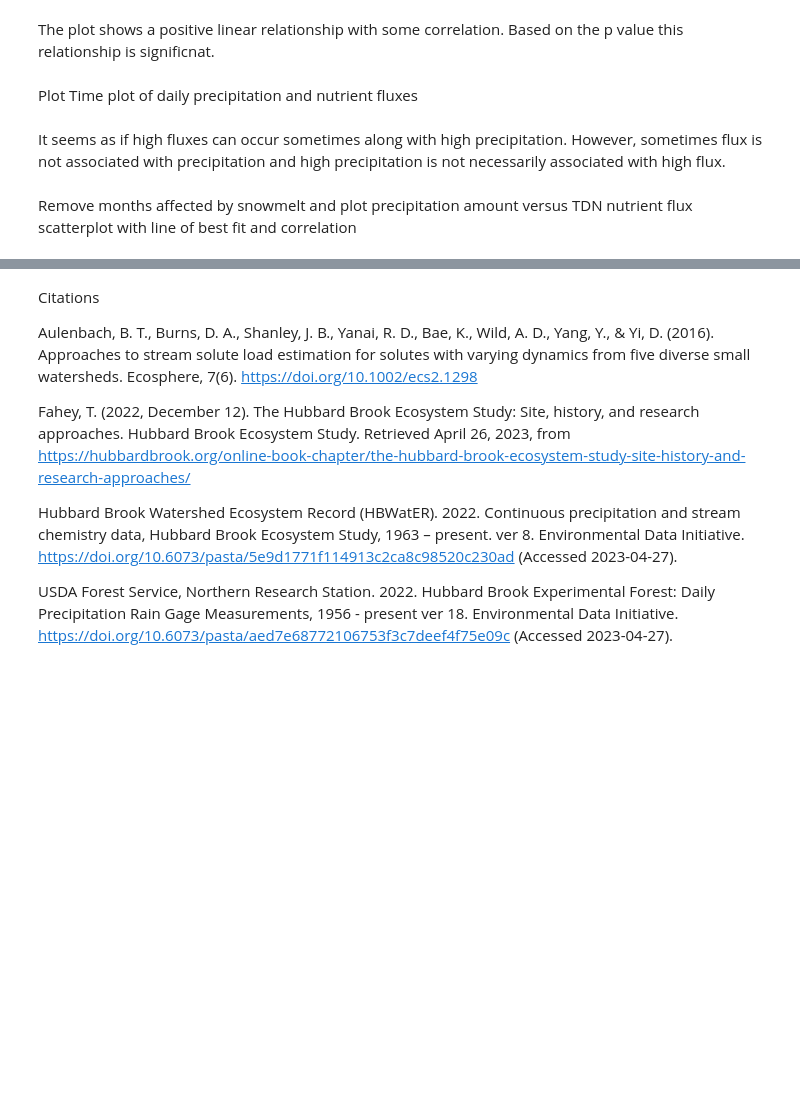
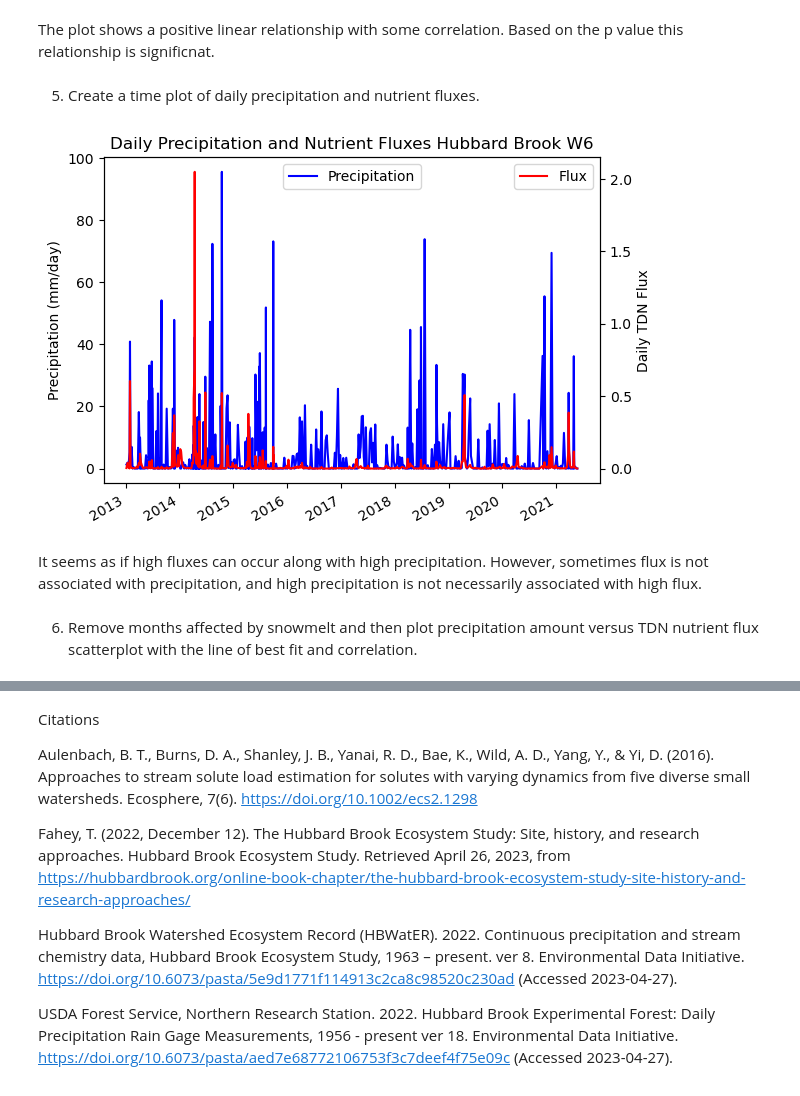
Before and after one commit to mmquill/Hydrodataanalysis, a Jupyter notebook: Final Project Notebook.ipynb, the cells around one changed output, grey strips where cells are left out. Cells and saved outputs as stored; diff of their text form; code cells hidden in the pictures; blank space fills up the shorter version.

```diff
--- a/Final Project Notebook.ipynb
+++ b/Final Project Notebook.ipynb
@@ -198,4 +211,7 @@ data['Discharge'] = data["Streamflow"]*watershed_area *(5280*5280) * (1/10.76)*(
 
 #Calculate nutrient flux
 data['flux'] = data['Discharge']*data['TDN']
+
+#Convert to daily flux
+data['flux']= data['flux']*86400
 # %% [markdown]
@@ -269,31 +288,36 @@ regressplot(data['Discharge'],data['TDN'],'Concentration (mg/l)', 'Discharge (l/
 # %% [markdown]
 The plot shows a positive linear relationship with some correlation. Based on the p value this relationship is significnat.
 # %% [markdown]
-Plot Time plot of daily precipitation and nutrient fluxes
+5. Create a time plot of daily precipitation and nutrient fluxes.
 # %%
 #Plot Time plot of daily precipitation and nutrient fluxes
 
 #Create plot
 fig, ax1 = plt.subplots()
 
 ax2 = ax1.twinx()
 
 # Plot daily precipitation
-ax1.plot(data['Precip'],  'b-')
+ax1.plot(data['Precip'],  'b-', label = 'Precipitation')
 
 #Plot Nurient Fluxes
-ax2.plot(data['flux'], 'r-')
+ax2.plot(data['flux'], 'r-', label = 'Flux')
 
 # Add plot components
 ax1.set_ylabel('Precipitation (mm/day)')
+ax2.set_ylabel('Daily TDN Flux')
 ax1.set_title('Daily Precipitation and Nutrient Fluxes Hubbard Brook W6')
+ax1.legend(loc='upper center')
+ax2.legend()
 
 # command to make x-tick labels diagonal to avoid overlap
 fig.autofmt_xdate()
+# %% [output]
+[figure, added]
 # %% [markdown]
-It seems as if high fluxes can occur sometimes along with high precipitation. However, sometimes flux is not associated with precipitation and high precipitation is not necessarily associated with high flux.
+It seems as if high fluxes can occur along with high precipitation. However, sometimes flux is not associated with precipitation, and high precipitation is not necessarily associated with high flux.
 # %% [markdown]
-Remove months affected by snowmelt and plot precipitation amount versus TDN nutrient flux scatterplot with line of best fit and correlation
+6. Remove months affected by snowmelt and then plot precipitation amount versus TDN nutrient flux scatterplot with the line of best fit and correlation.
 # %%
 #Remove months affected by snowmelt and plot precipitation amount versus TDN nutrient flux scatterplot with line of best fit and correlation
 
```
Also changed, not shown: parts of 24 cells of this notebook.
